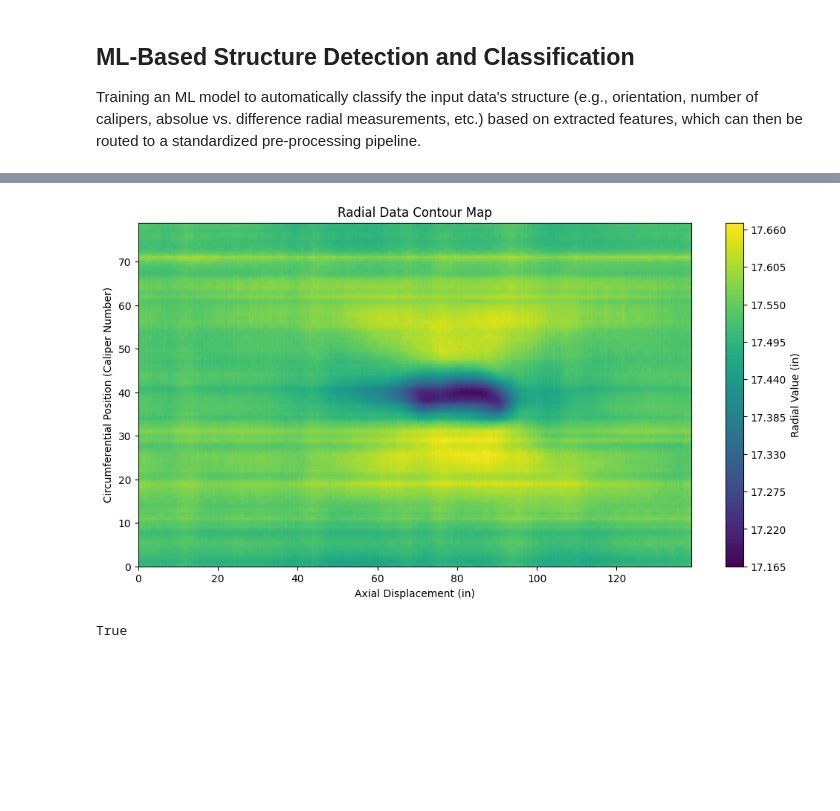
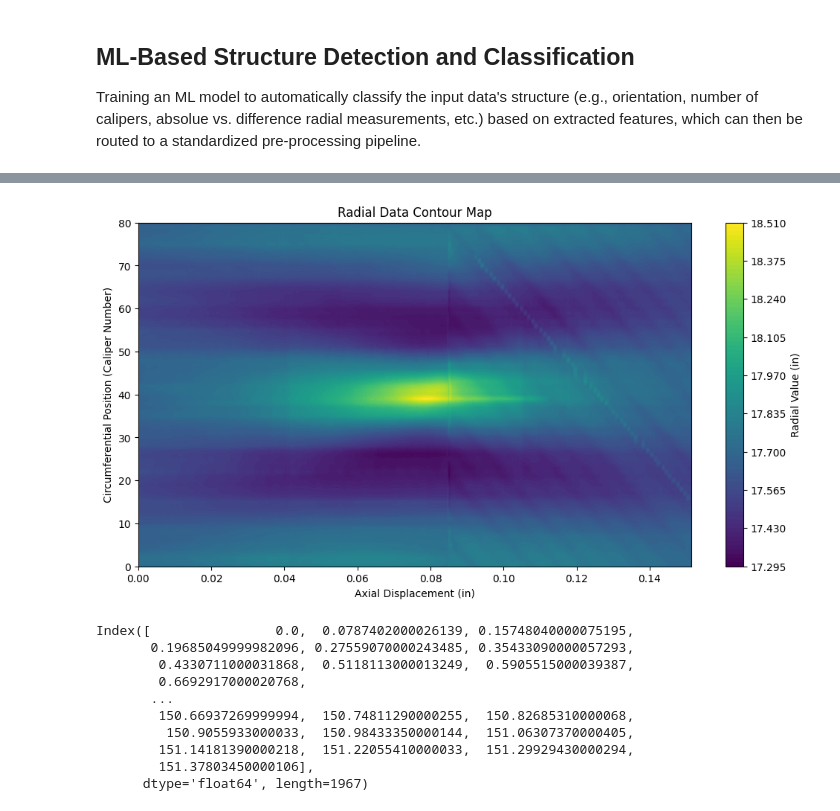
Before and after one commit to evalenciar/Automatic-ILI-Data-Standardization, a Jupyter notebook: ML_Structure_Classifier.ipynb, the cells around one changed output, grey strips where cells are left out. Saved outputs shown, nothing was run; the diff lists cells and outputs as text; code cells hidden in the pictures; blank space fills up the shorter version.

```diff
--- a/ML_Structure_Classifier.ipynb
+++ b/ML_Structure_Classifier.ipynb
@@ -9,7 +9,7 @@ import importlib
 importlib.reload(pro)
 
 raw_folder = 'Raw Data'
-feature = 'dent2.xlsx'
+feature = 'dent0.csv'
 file_path=os.path.join(raw_folder, feature)
 
 df = pro.DataLoader(
@@ -18,7 +18,8 @@ df = pro.DataLoader(
     WT=0.381,
     unit_radial='mm',
     unit_axial='mm',
-    value_type='absolute',
+    value_type='relative',
+    header_row=0,
     axial_index_col=0)
 
 df.plot()
@@ -27 +30 @@ Warning: Missing values detected in the axial displacement column. Attempting to
-[figure, old version]
+[figure, new version]
@@ -36,4 +31,13 @@ test.drop(columns=test.columns[0], axis=1, inplace=True)
-# %%
-test.index.is_monotonic_increasing
-# %% [output]
-True
+# %%
+df._df.index
+# %% [output]
+Index([                0.0,  0.0787402000026139, 0.15748040000075195,
+       0.19685049999982096, 0.27559070000243485, 0.35433090000057293,
+        0.4330711000031868,  0.5118113000013249,  0.5905515000039387,
+        0.6692917000020768,
+       ...
+        150.66937269999994,  150.74811290000255,  150.82685310000068,
+         150.9055933000033,  150.98433350000144,  151.06307370000405,
+        151.14181390000218,  151.22055410000033,  151.29929430000294,
+        151.37803450000106],
+      dtype='float64', length=1967)
```
Also changed, not shown: parts of 4 cells of this notebook, 1 other file.
